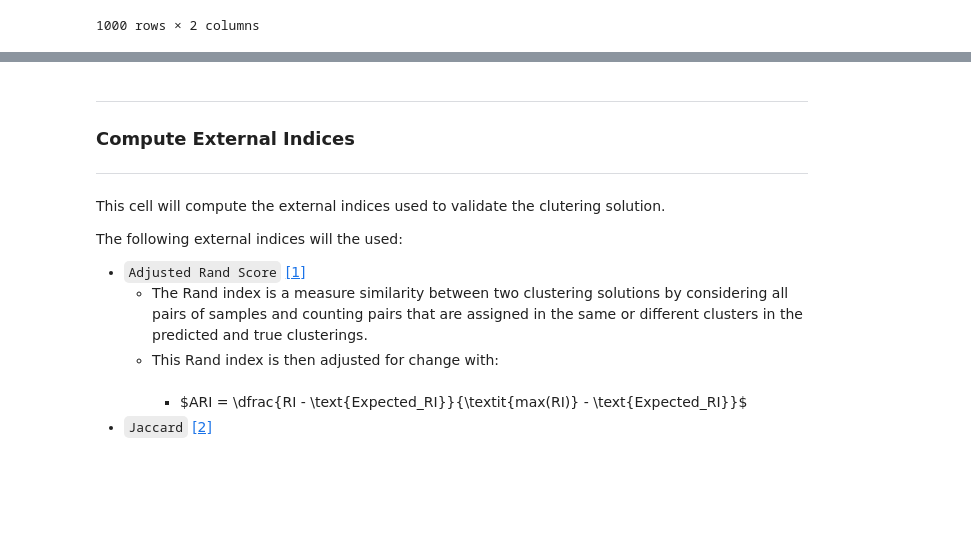
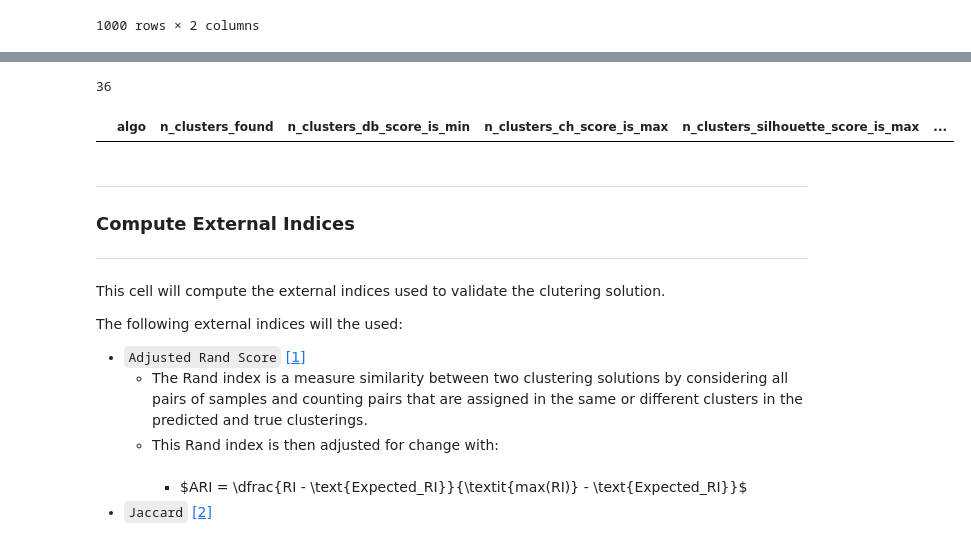
Before and after one commit to mmkke/DS5230_clustering_project, a Jupyter notebook: notebooks/ds5230_validation.ipynb, the cells around one changed output, grey strips where cells are left out. Drawn from its saved outputs; the diff is of its cells as text; code cells hidden in the pictures; blank space fills up the shorter version.

```diff
--- a/notebooks/ds5230_validation.ipynb
+++ b/notebooks/ds5230_validation.ipynb
@@ -56,8 +56,12 @@ import external_indices_utils as exi
 ### Import Results DF & Target DF
 # %%
 # transformed data csv file name
-results_file = "/curated/filtered_results_2024-04-1617:37:14.353021.csv"
+results_file = "/results/all_results_2024-04-1620:19:46.316910.csv"
 results_df = pd.read_csv(PATH_TO_DATA_FOLDER + results_file)
 
 target_sample = "/curated/sampled_target.csv"
 target_df = pd.read_csv(PATH_TO_DATA_FOLDER + target_sample)
+# %%
+results_df = results_df[results_df['algo'] == 'k_means']
+cluster_labels = results_df.cluster_labels.to_numpy()
+cluster_labels
@@ -100,3 +117,13 @@ results_df
+# %%
+len(results_df)
+# %% [output]
+36
+# %%
+results_df
+results_df = results_df[results_df['algo'] == "k_means"]
+results_df
+# %% [output]
+|  | algo | n_clusters_found | n_clusters_db_score_is_min | n_clusters_ch_score_is_max | n_clusters_silhouette_score_is_max | ... |
 # %% [markdown]
 ___
 
```
Also changed, not shown: parts of 5 cells of this notebook, 5 other files.
